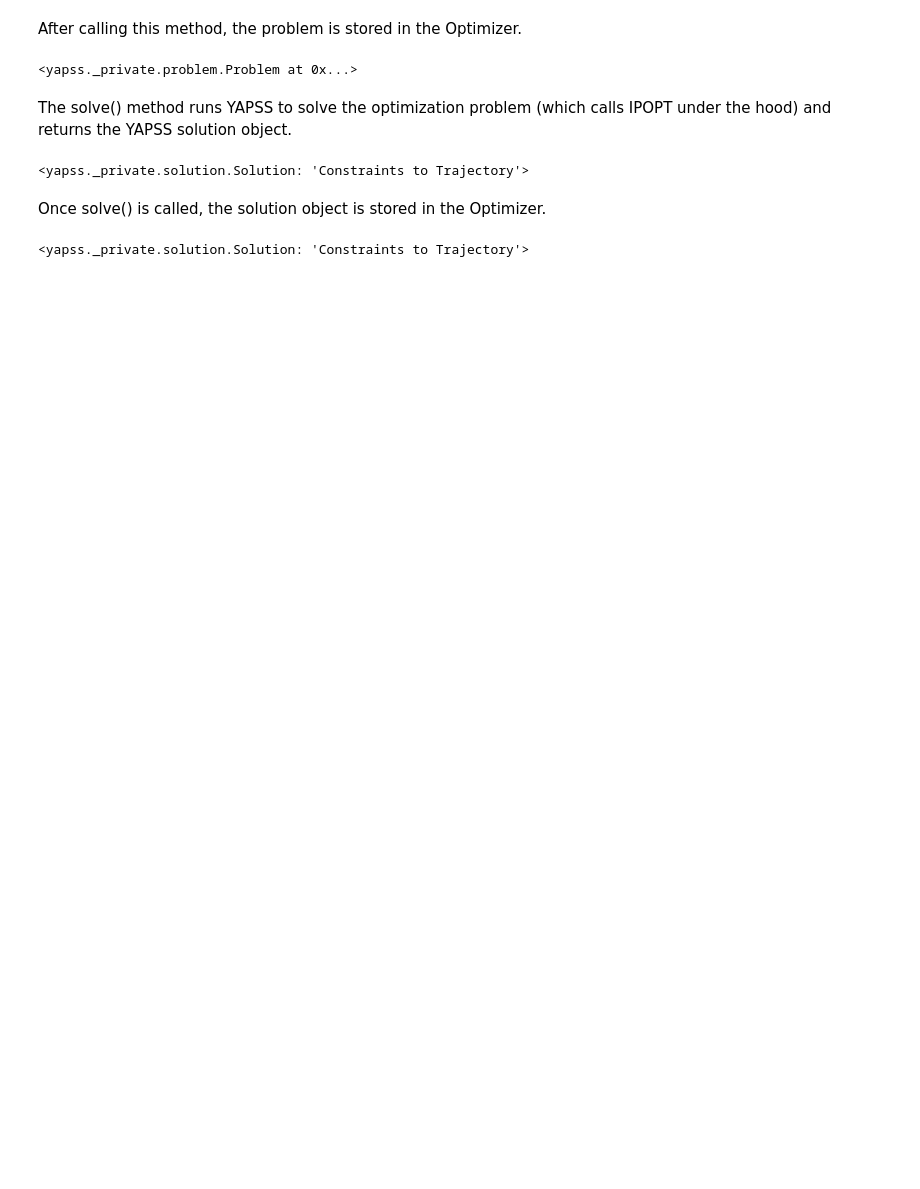
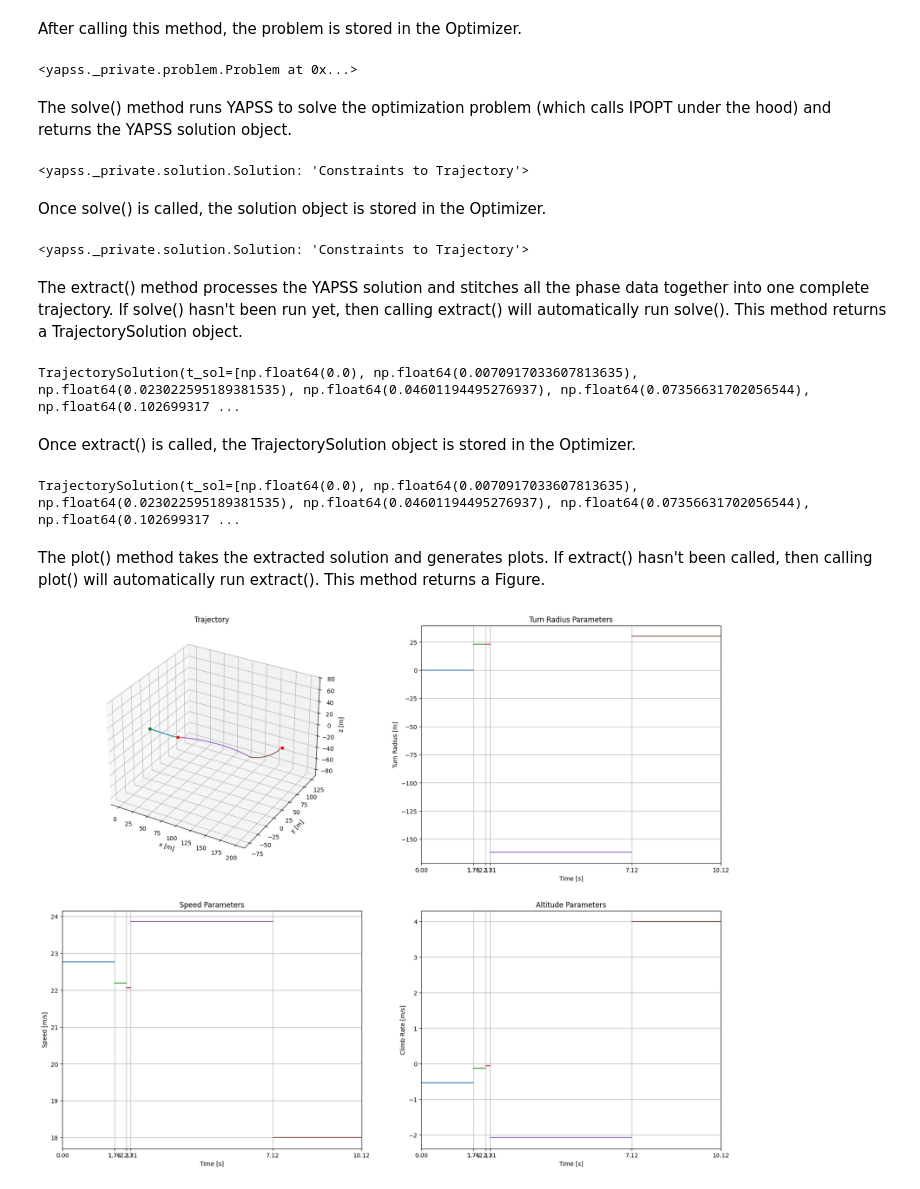
Before and after one commit to Connor-Lemons/Ardupilot-Path-Optimizer, a Jupyter notebook: full_guide.ipynb, the cells around one changed output. Cells and saved outputs as stored; diff of their text form; code cells hidden in the pictures; blank space fills up the shorter version.

```diff
--- a/full_guide.ipynb
+++ b/full_guide.ipynb
@@ -456,3 +456,21 @@ Once solve() is called, the solution object is stored in the Optimizer.
 display(optim.solution)
 # %% [output]
 <yapss._private.solution.Solution: 'Constraints to Trajectory'>
+# %% [markdown]
+The extract() method processes the YAPSS solution and stitches all the phase data together into one complete trajectory. If solve() hasn't been run yet, then calling extract() will automatically run solve(). This method returns a TrajectorySolution object.
+# %%
+optim.extract()
+# %% [output]
+TrajectorySolution(t_sol=[np.float64(0.0), np.float64(0.0070917033607813635), np.float64(0.023022595189381535), np.float64(0.04601194495276937), np.float64(0.07356631702056544), np.float64(0.102699317 ...
+# %% [markdown]
+Once extract() is called, the TrajectorySolution object is stored in the Optimizer.
+# %%
+display(optim.Sol)
+# %% [output]
+TrajectorySolution(t_sol=[np.float64(0.0), np.float64(0.0070917033607813635), np.float64(0.023022595189381535), np.float64(0.04601194495276937), np.float64(0.07356631702056544), np.float64(0.102699317 ...
+# %% [markdown]
+The plot() method takes the extracted solution and generates plots. If extract() hasn't been called, then calling plot() will automatically run extract(). This method returns a Figure.
+# %%
+optim.plot()
+# %% [output]
+[figure, added]
```
Also changed, not shown: parts of 4 cells of this notebook, 1 other file.
